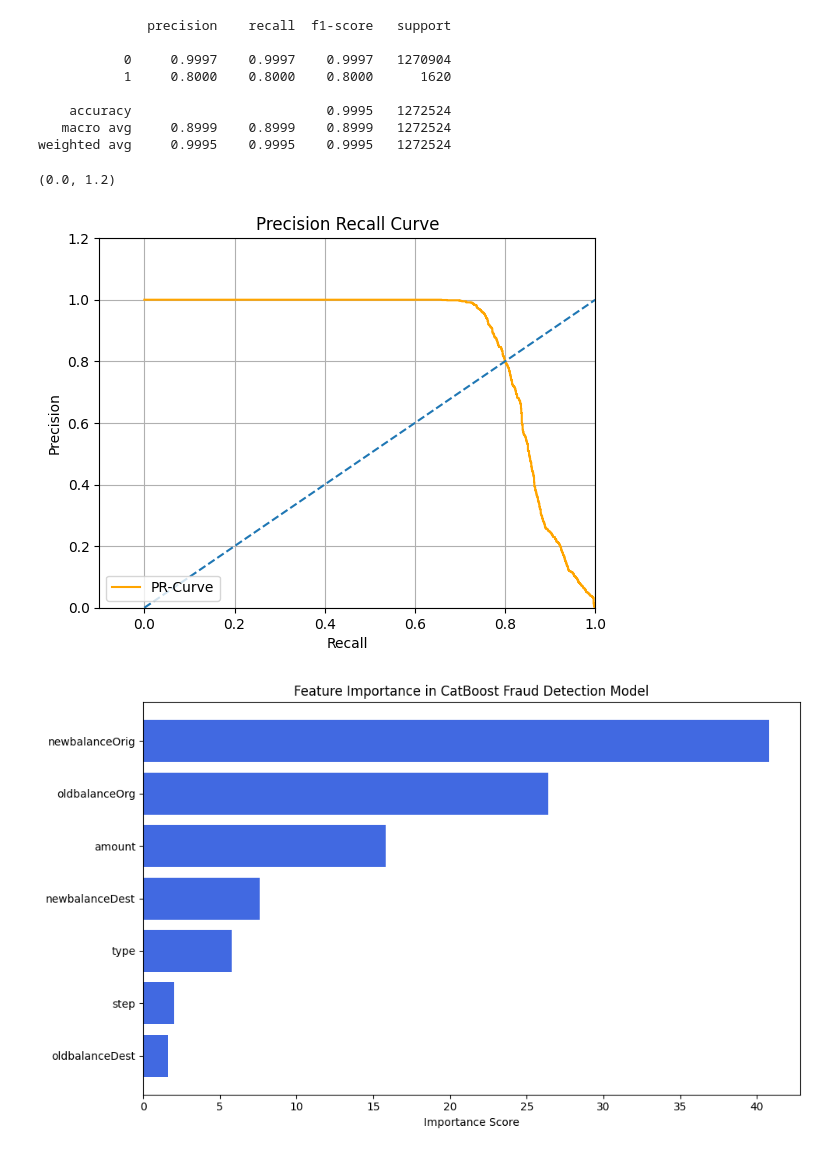
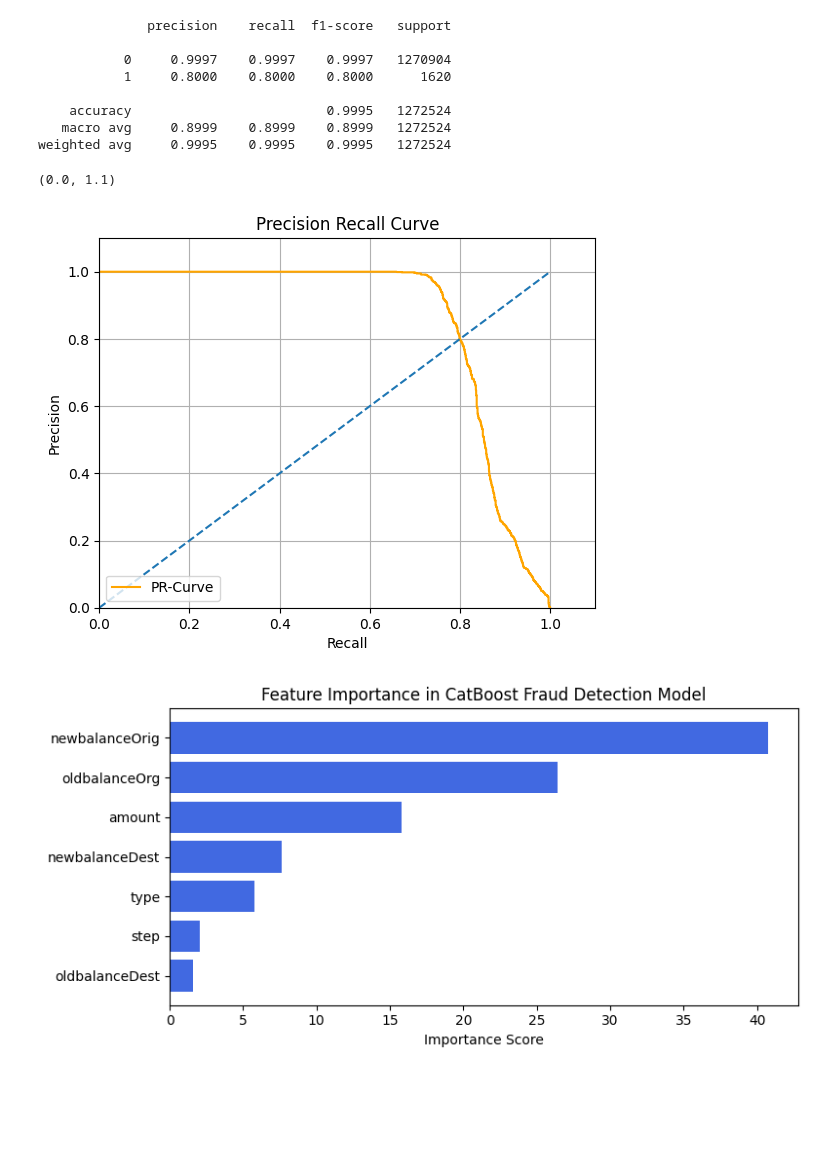
Before and after one commit to SamvelGalstyan15/Fraud-Detection-with-CatBoost, a Jupyter notebook: FraudDetectionCatBoost.ipynb, the cells around one changed output. Saved outputs shown, nothing was run; the diff lists cells and outputs as text; code cells hidden in the pictures; blank space fills up the shorter version.

```diff
--- a/FraudDetectionCatBoost.ipynb
+++ b/FraudDetectionCatBoost.ipynb
@@ -118,22 +115,22 @@ plt.legend(loc='lower left')
 plt.xlabel('Recall')
 plt.ylabel('Precision')
 plt.grid(True)
-plt.xlim(-0.1,1)
-plt.ylim(0,1.2)
+plt.xlim(0,1.1)
+plt.ylim(0,1.1)
 # %% [output]
-(0.0, 1.2)
+(0.0, 1.1)
-[figure, old version]
+[figure, new version]
 # %%
 importance = model.get_feature_importance()
 indices = np.argsort(importance)[::-1]
-plt.figure(figsize=(10, 6))
+plt.figure(figsize=(8, 4))
 plt.title("Feature Importance in CatBoost Fraud Detection Model")
 plt.barh(range(len(indices)), importance[indices], align="center", color="royalblue")
 plt.yticks(range(len(indices)), X_train.columns[indices])
 plt.gca().invert_yaxis()
 plt.xlabel("Importance Score")
 plt.tight_layout()
 # %% [output]
-[figure, old version]
+[figure, new version]
 # %%
 model.save_model("fraud_catboost_model.cbm")
```
Also changed, not shown: parts of 1 cell of this notebook.
